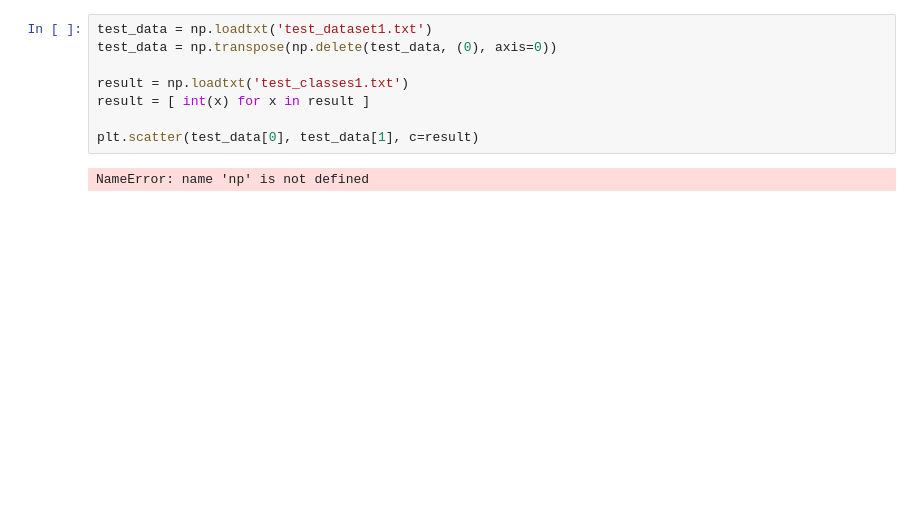
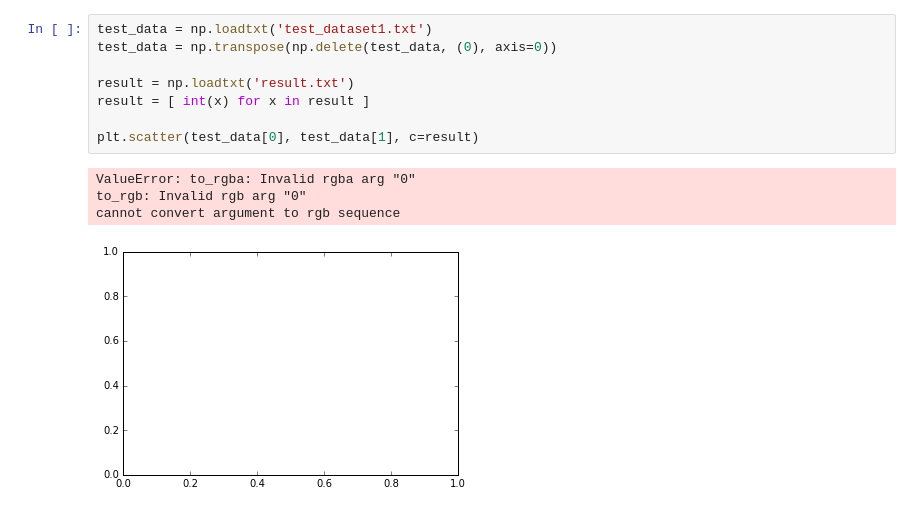
Before and after one commit to link-er/cuda_vision, a Jupyter notebook: ass_3_caffee/multivariate_dataset.ipynb, the cells around one changed output. Cells and saved outputs as stored; diff of their text form; blank space fills up the shorter version.

```diff
--- a/ass_3_caffee/multivariate_dataset.ipynb
+++ b/ass_3_caffee/multivariate_dataset.ipynb
@@ -40,10 +42,13 @@ NameError: name 'np' is not defined
 # %%
 test_data = np.loadtxt('test_dataset1.txt')
 test_data = np.transpose(np.delete(test_data, (0), axis=0))
 
-result = np.loadtxt('test_classes1.txt')
+result = np.loadtxt('result.txt')
 result = [ int(x) for x in result ]
 
 plt.scatter(test_data[0], test_data[1], c=result)
 # %% [output]
-NameError: name 'np' is not defined
+ValueError: to_rgba: Invalid rgba arg "0"
+to_rgb: Invalid rgb arg "0"
+cannot convert argument to rgb sequence
+[figure, added]
```
Also changed, not shown: parts of 2 cells of this notebook, 28 other files.
